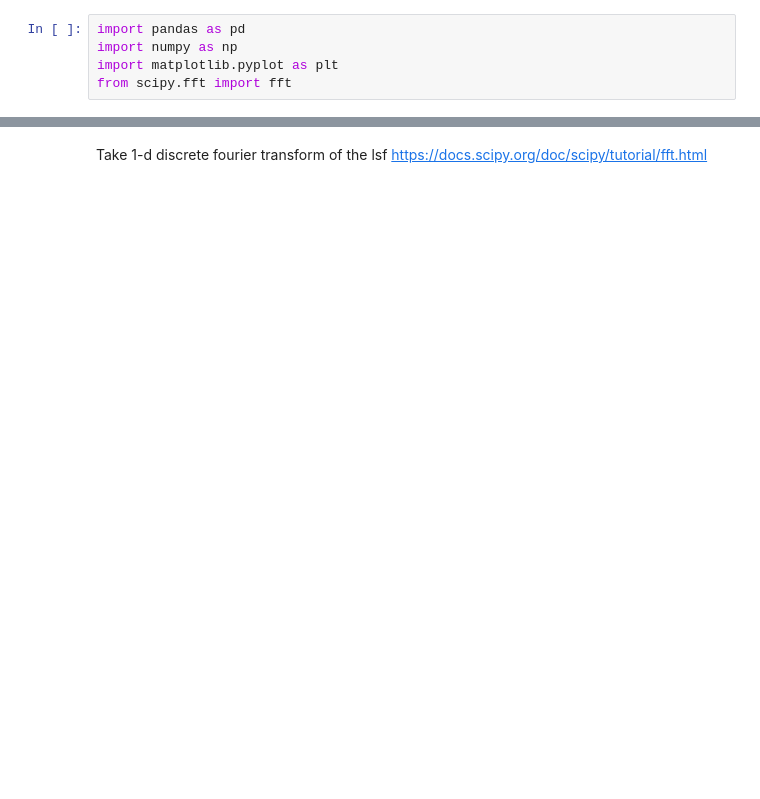
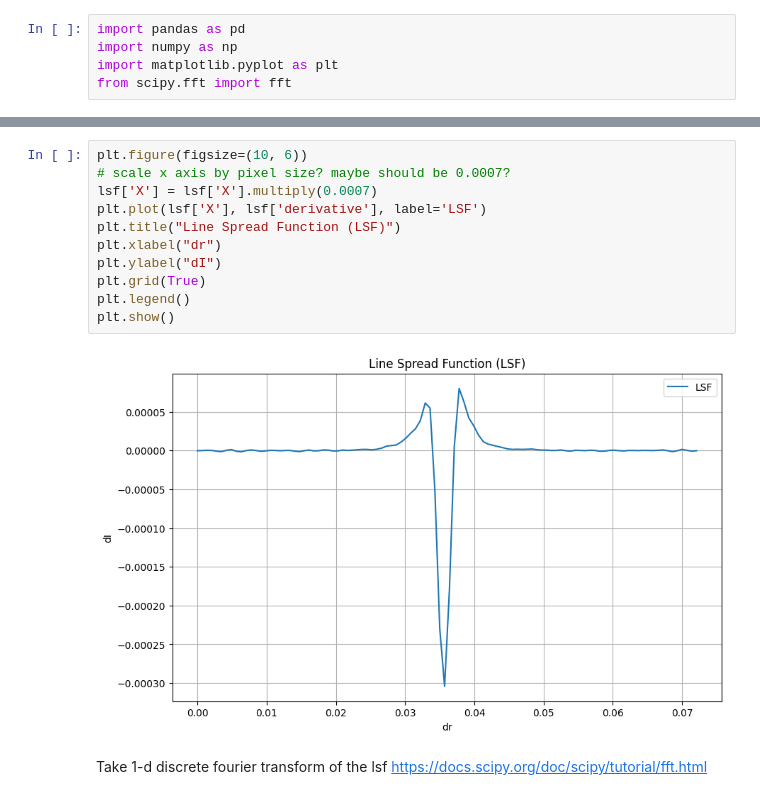
Before and after one commit to andrew-sugarman/octopus_histotomography, a Jupyter notebook: fft_mtf.ipynb, the cells around one changed output, grey strips where cells are left out. Cells and saved outputs as stored; diff of their text form; blank space fills up the shorter version.

```diff
--- a/fft_mtf.ipynb
+++ b/fft_mtf.ipynb
@@ -23,3 +29,16 @@ lsf_values = lsf.iloc[:, 1]
+# %%
+plt.figure(figsize=(10, 6))
+# scale x axis by pixel size? maybe should be 0.0007?
+lsf['X'] = lsf['X'].multiply(0.0007)
+plt.plot(lsf['X'], lsf['derivative'], label='LSF')
+plt.title("Line Spread Function (LSF)")
+plt.xlabel("dr")
+plt.ylabel("dI")
+plt.grid(True)
+plt.legend()
+plt.show()
+# %% [output]
+[figure, added]
 # %% [markdown]
 Take 1-d discrete fourier transform of the lsf
 https://docs.scipy.org/doc/scipy/tutorial/fft.html
```
Also changed, not shown: parts of 3 cells of this notebook.
